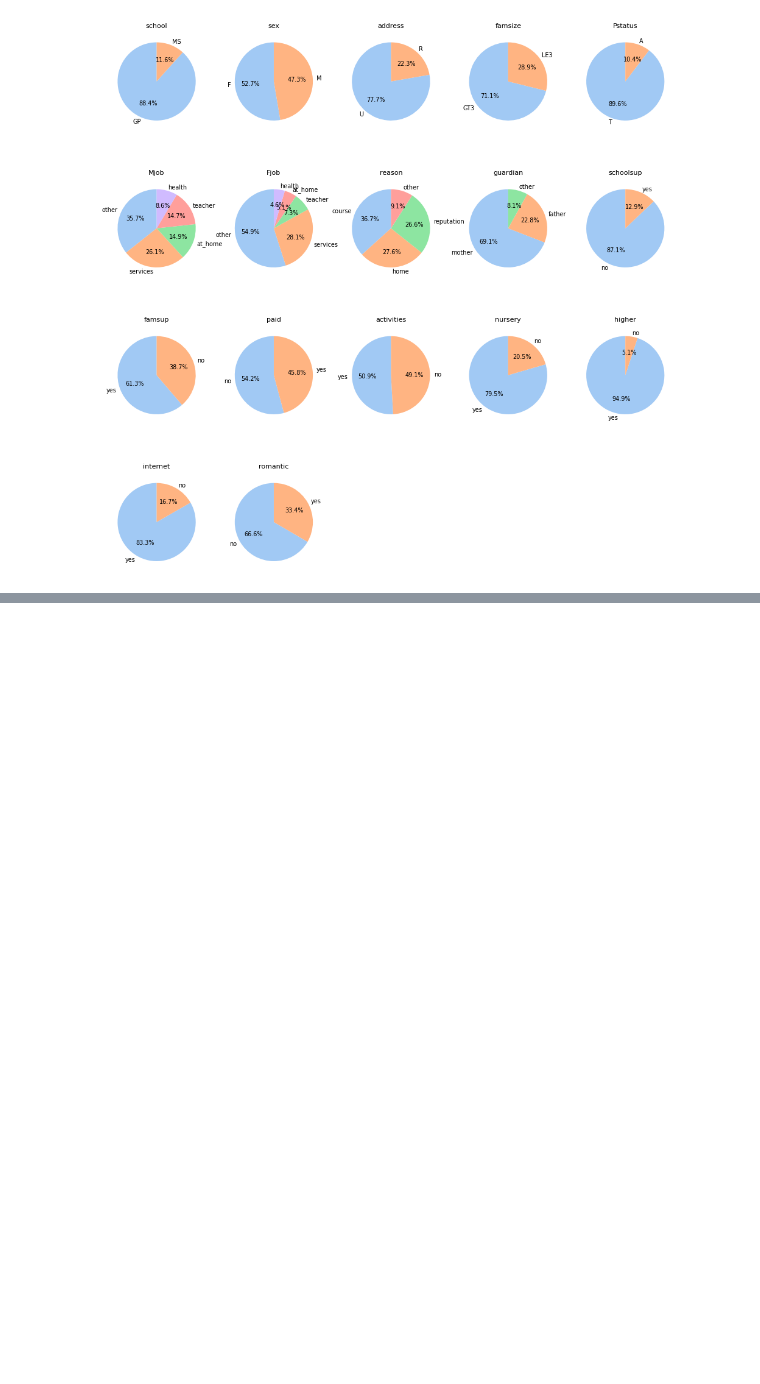
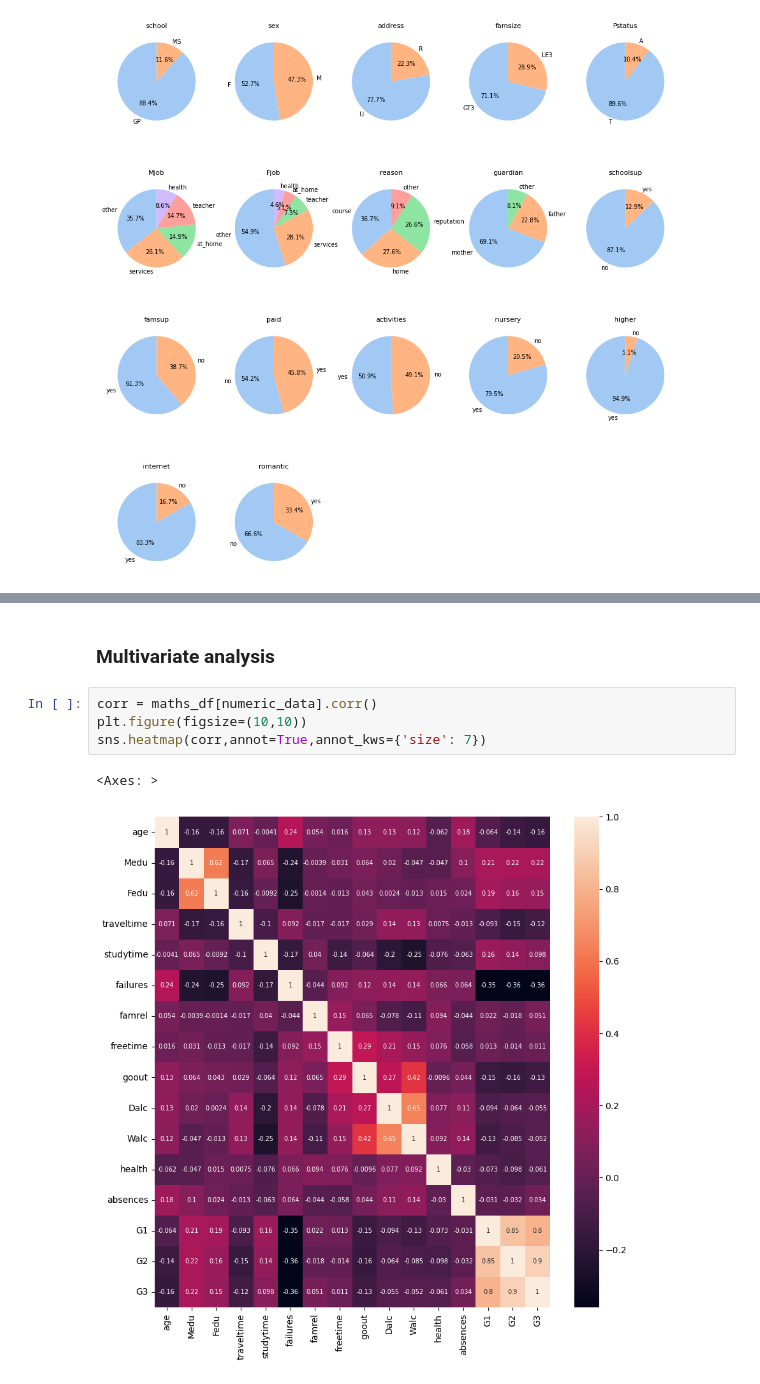
Before and after one commit to rimraf-adi/student-performance, a Jupyter notebook: test.ipynb, the cells around one changed output, grey strips where cells are left out. Saved outputs shown, nothing was run; the diff lists cells and outputs as text; blank space fills up the shorter version.

```diff
--- a/test.ipynb
+++ b/test.ipynb
@@ -66,0 +104,9 @@ for i,value in enumerate(categorical_data):
+# %% [markdown]
+### Multivariate analysis
+# %%
+corr = maths_df[numeric_data].corr()
+plt.figure(figsize=(10,10))
+sns.heatmap(corr,annot=True,annot_kws={'size': 7})
+# %% [output]
+<Axes: >
+[figure, added]
```
Also changed, not shown: parts of 10 cells of this notebook.
